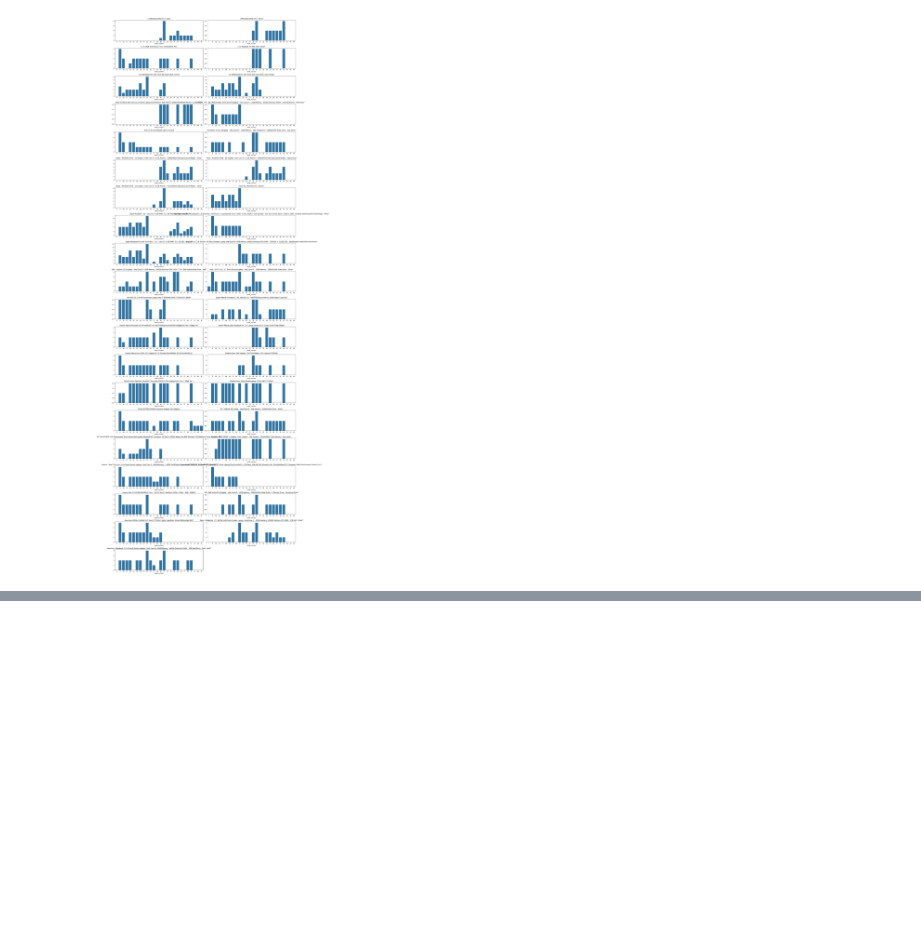
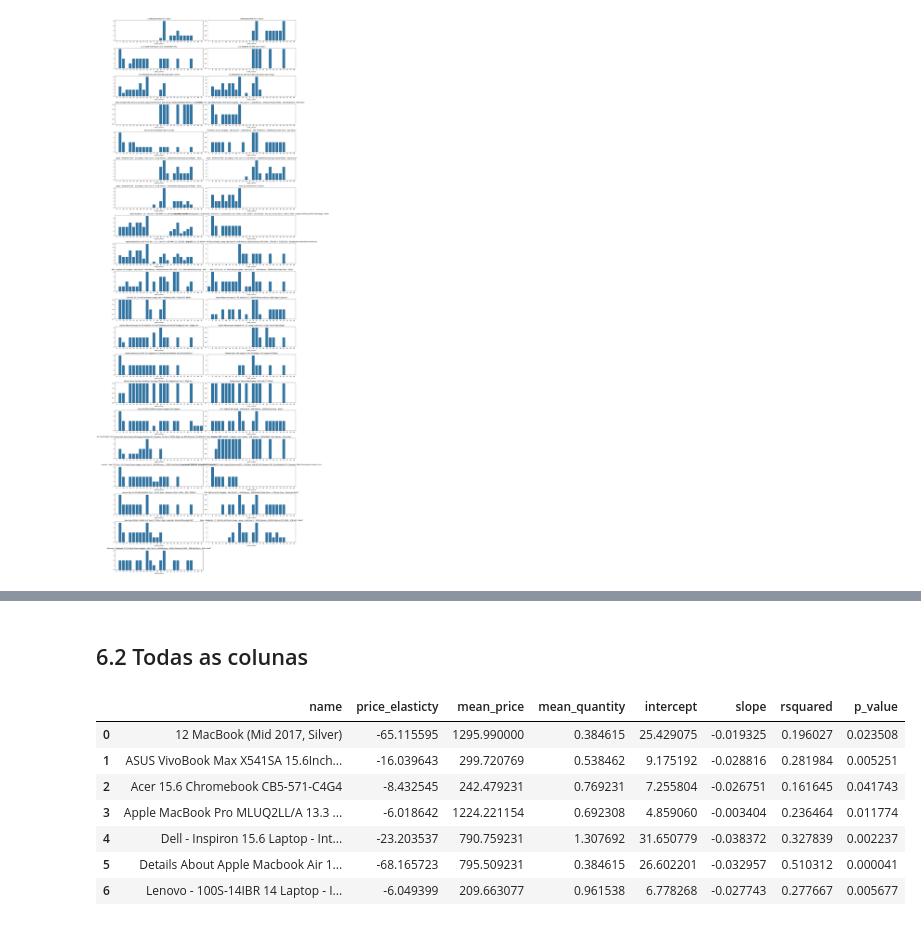
Before and after one commit to douglasaturnino/elasticidade-de-preco, a Jupyter notebook: notebook/elasticidade.ipynb, the cells around one changed output, grey strips where cells are left out. Cells and saved outputs as stored; diff of their text form; code cells hidden in the pictures; blank space fills up the shorter version.

```diff
--- a/notebook/elasticidade.ipynb
+++ b/notebook/elasticidade.ipynb
@@ -857,0 +890,56 @@ for k in np.arange(1,len(y_demand.columns), 1):
+# %% [markdown]
+## 6.2 Todas as colunas
+# %%
+results_values_laptop = {
+    "name": [],
+    "price_elasticty": [],
+    "mean_price": [],
+    "mean_quantity": [],
+    "intercept": [],
+    "slope": [],
+    "rsquared": [],
+    "p_value": [],
+}
+
+for column in x_price.columns[1:]:
+    column_points = []
+    for i in range(len(x_price[column])):
+        column_points.append((x_price[column][i], y_demand[column][i]))
+    df = pd.DataFrame(list(column_points), columns=["x_price", "y_demand"])
+
+    x_laptop = df["x_price"]
+    y_laptop = df["y_demand"]
+    X_laptop = sm.add_constant(x_laptop)
+    model = sm.OLS(y_laptop, X_laptop)
+    results = model.fit()
+
+    if results.f_pvalue < 0.05:
+        rsquared = results.rsquared
+        p_value = results.f_pvalue
+        intercept, slope = results.params
+        mean_price = np.mean(x_laptop)
+        mean_quantity = np.mean(y_laptop)
+
+        price_elasticity = slope*(mean_price / mean_quantity)
+
+        results_values_laptop['name'].append(column)
+        results_values_laptop['price_elasticty'].append(price_elasticity)
+        results_values_laptop['mean_price'].append(mean_price)
+        results_values_laptop['mean_quantity'].append(mean_quantity)
+        results_values_laptop['intercept'].append(intercept)
+        results_values_laptop['slope'].append(slope)
+        results_values_laptop['rsquared'].append(rsquared)
+        results_values_laptop['p_value'].append(p_value)
+
+df_elasticity = pd.DataFrame(results_values_laptop)
+# %%
+df_elasticity
+# %% [output]
+|  | name | price_elasticty | mean_price | mean_quantity | intercept | slope | rsquared | p_value |
+| 0 | 12 MacBook (Mid 2017, Silver) | -65.115595 | 1295.990000 | 0.384615 | 25.429075 | -0.019325 | 0.196027 | 0.023508 |
+| 1 | ASUS VivoBook Max X541SA 15.6Inch... | -16.039643 | 299.720769 | 0.538462 | 9.175192 | -0.028816 | 0.281984 | 0.005251 |
+| 2 | Acer 15.6 Chromebook CB5-571-C4G4 | -8.432545 | 242.479231 | 0.769231 | 7.255804 | -0.026751 | 0.161645 | 0.041743 |
+| 3 | Apple MacBook Pro MLUQ2LL/A 13.3 ... | -6.018642 | 1224.221154 | 0.692308 | 4.859060 | -0.003404 | 0.236464 | 0.011774 |
+| 4 | Dell - Inspiron 15.6 Laptop - Int... | -23.203537 | 790.759231 | 1.307692 | 31.650779 | -0.038372 | 0.327839 | 0.002237 |
+| 5 | Details About Apple Macbook Air 1... | -68.165723 | 795.509231 | 0.384615 | 26.602201 | -0.032957 | 0.510312 | 0.000041 |
+| 6 | Lenovo - 100S-14IBR 14 Laptop - I... | -6.049399 | 209.663077 | 0.961538 | 6.778268 | -0.027743 | 0.277667 | 0.005677 |
```
Also changed, not shown: parts of 5 cells of this notebook, 2 other files.
